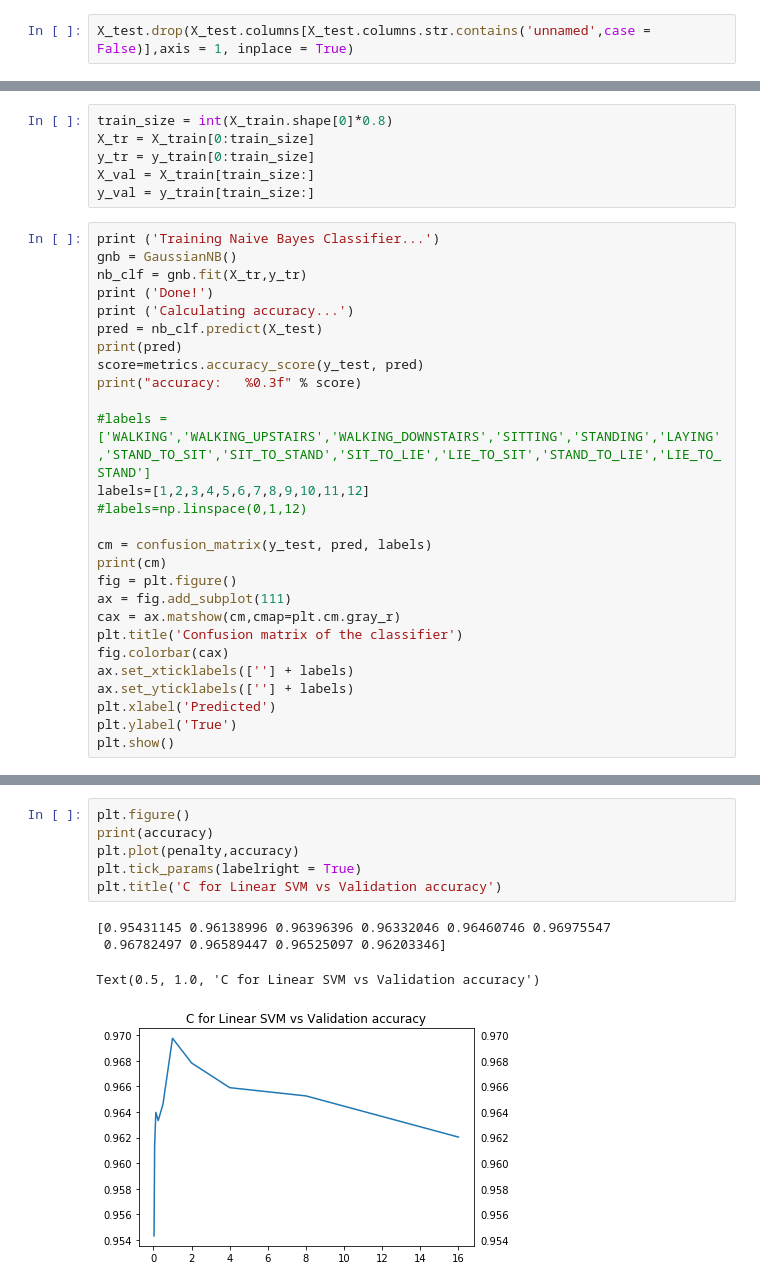
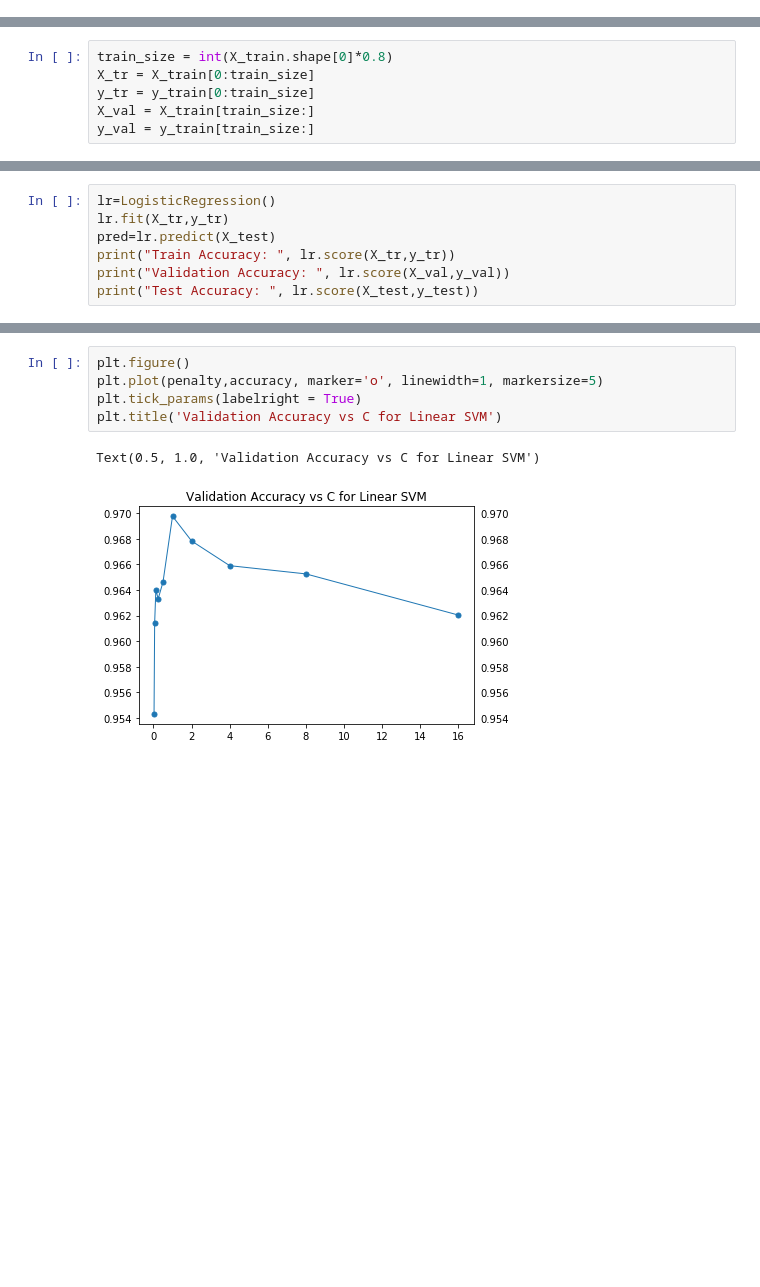
Before and after one commit to HAPTDS/HAPT, a Jupyter notebook: HAPT preprocessing.ipynb, the cells around one changed output, grey strips where cells are left out. Cells and saved outputs as stored; diff of their text form; blank space fills up the shorter version.

```diff
--- a/HAPT preprocessing.ipynb
+++ b/HAPT preprocessing.ipynb
@@ -48,2 +55,0 @@ X_test.head()
-# %%
-X_test.drop(X_test.columns[X_test.columns.str.contains('unnamed',case = False)],axis = 1, inplace = True)
@@ -148,30 +107,3 @@ X_tr = X_train[0:train_size]
 y_tr = y_train[0:train_size]
 X_val = X_train[train_size:]
 y_val = y_train[train_size:]
-# %%
-print ('Training Naive Bayes Classifier...')
-gnb = GaussianNB()
-nb_clf = gnb.fit(X_tr,y_tr)
-print ('Done!')
-print ('Calculating accuracy...')
-pred = nb_clf.predict(X_test)
-print(pred)
-score=metrics.accuracy_score(y_test, pred)
-print("accuracy:   %0.3f" % score)
-
-#labels = ['WALKING','WALKING_UPSTAIRS','WALKING_DOWNSTAIRS','SITTING','STANDING','LAYING','STAND_TO_SIT','SIT_TO_STAND','SIT_TO_LIE','LIE_TO_SIT','STAND_TO_LIE','LIE_TO_STAND']
-labels=[1,2,3,4,5,6,7,8,9,10,11,12]
-#labels=np.linspace(0,1,12)
-
-cm = confusion_matrix(y_test, pred, labels)
-print(cm)
-fig = plt.figure()
-ax = fig.add_subplot(111)
-cax = ax.matshow(cm,cmap=plt.cm.gray_r)
-plt.title('Confusion matrix of the classifier')
-fig.colorbar(cax)
-ax.set_xticklabels([''] + labels)
-ax.set_yticklabels([''] + labels)
-plt.xlabel('Predicted')
-plt.ylabel('True')
-plt.show()
@@ -196,0 +155,7 @@ accuracy:   0.714
+# %%
+lr=LogisticRegression()
+lr.fit(X_tr,y_tr)
+pred=lr.predict(X_test)
+print("Train Accuracy: ", lr.score(X_tr,y_tr))
+print("Validation Accuracy: ", lr.score(X_val,y_val))
+print("Test Accuracy: ", lr.score(X_test,y_test))
@@ -297,11 +235,8 @@ Linear SVM Validation Accuracy for C=16.000000: 0.9620
 # %%
 plt.figure()
-print(accuracy)
-plt.plot(penalty,accuracy)
+plt.plot(penalty,accuracy, marker='o', linewidth=1, markersize=5)
 plt.tick_params(labelright = True)
-plt.title('C for Linear SVM vs Validation accuracy')
+plt.title('Validation Accuracy vs C for Linear SVM')
 # %% [output]
-[0.95431145 0.96138996 0.96396396 0.96332046 0.96460746 0.96975547
- 0.96782497 0.96589447 0.96525097 0.96203346]
+Text(0.5, 1.0, 'Validation Accuracy vs C for Linear SVM')
-Text(0.5, 1.0, 'C for Linear SVM vs Validation accuracy')
-[figure, old version]
+[figure, new version]
```
Also changed, not shown: parts of 41 cells of this notebook, 1 other file.
